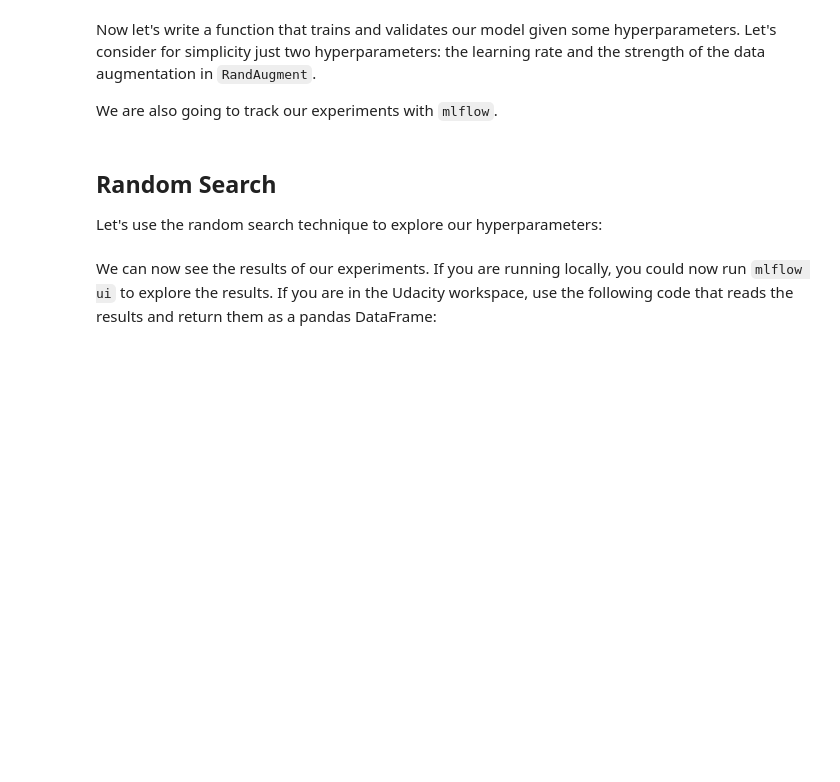
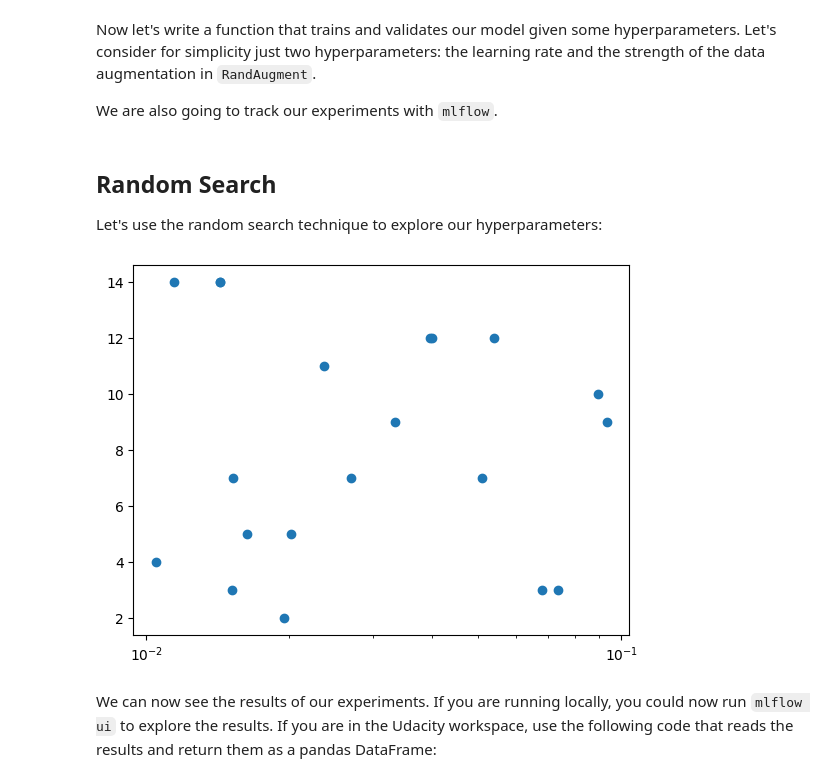
Before and after one commit to Mach-web/Machine_learning, a Jupyter notebook: ML_Fundamentals/CNN in Depth/improve_cnn.ipynb, the cells around one changed output. Saved outputs shown, nothing was run; the diff lists cells and outputs as text; code cells hidden in the pictures; blank space fills up the shorter version.

```diff
--- a/ML_Fundamentals/CNN in Depth/improve_cnn.ipynb
+++ b/ML_Fundamentals/CNN in Depth/improve_cnn.ipynb
@@ -410,25 +420,27 @@ Let's use the random search technique to explore our hyperparameters:
 # %%
 # Make a random grid of learning rate and rand_augment_magnitude
 min_lr = 0.01
 max_lr = 0.1
 
 # Here you can decide how many experiments to run
 # Run between 5 and 20. The more you run the better
 # your results might be, but of course it will take
 # longer
 # Normally you would use a lot more than that, which is why
 # you typically do hyperparam optimization in the cloud so
 # all the experiments can run in parallel
-n_grid = # YOUR CODE HERE
+n_grid = 20
 
 # Sample log-uniformly the learning rate
 lrs = 10**(np.random.uniform(np.log10(min_lr), np.log10(max_lr), n_grid))
 # Sample uniformly the rand augment transform strength
 r_a_mag = np.random.randint(1, 15, n_grid)
 
 # Plot our grid
 _ = plt.scatter(lrs, r_a_mag)
 _ = plt.xscale("log")
+# %% [output]
+[figure, added]
 # %%
 # Run our experiments
 for lr, rand_aug_mag in zip(lrs, r_a_mag):
```
Also changed, not shown: parts of 4 cells of this notebook.
